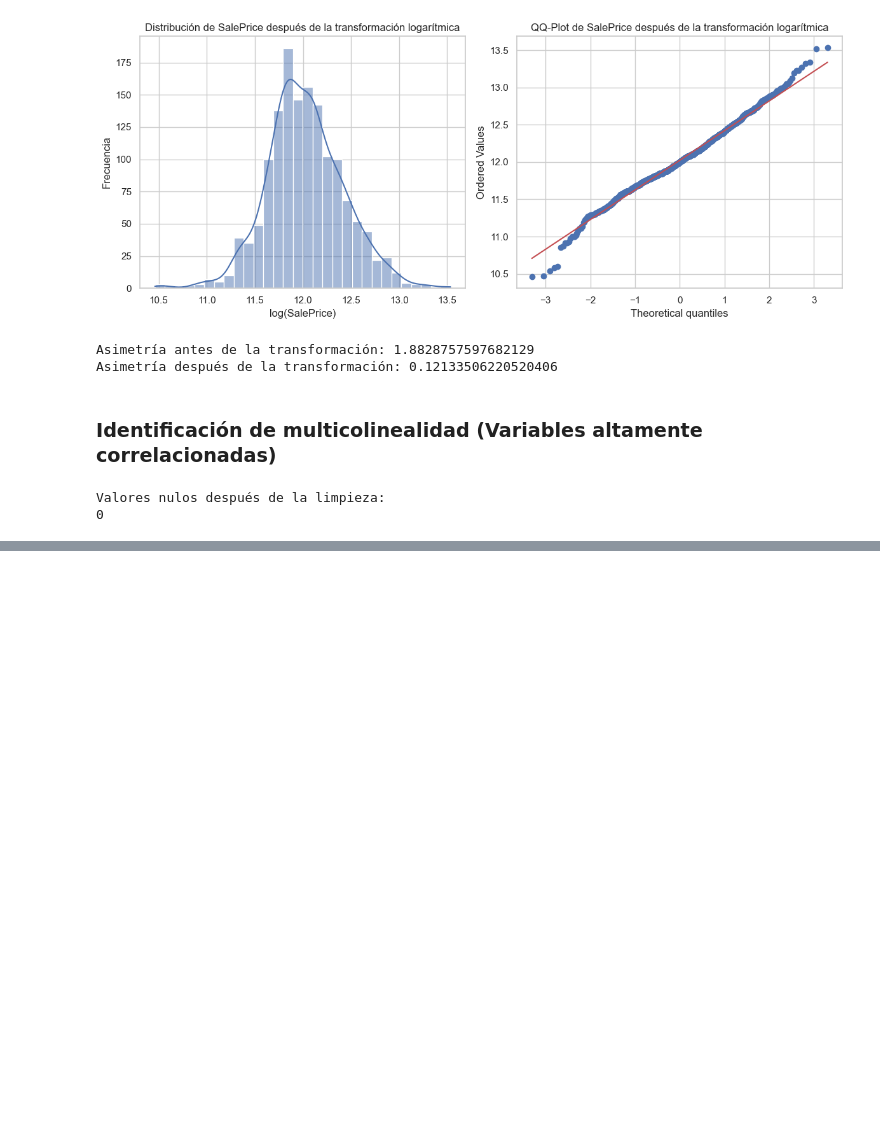
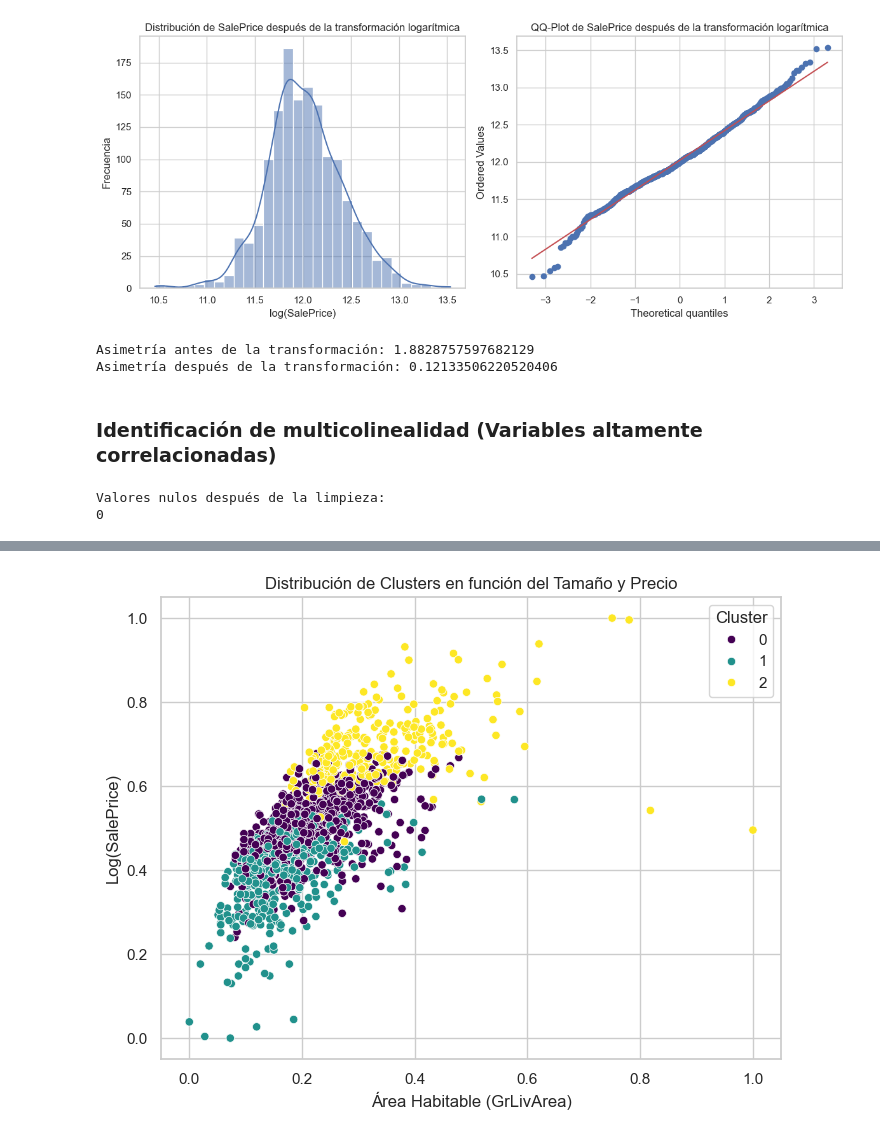
Before and after one commit to EstebanZG999/HT3Mineria, a Jupyter notebook: src/analisis_exploratorio.ipynb, the cells around one changed output, grey strips where cells are left out. Drawn from its saved outputs; the diff is of its cells as text; code cells hidden in the pictures; blank space fills up the shorter version.

```diff
--- a/src/analisis_exploratorio.ipynb
+++ b/src/analisis_exploratorio.ipynb
@@ -266,0 +317,7 @@ Variables con alta multicolinealidad (VIF > 10):
+# %%
+# Aplicar K-Means con el número óptimo de clusters (K=3)
+kmeans = KMeans(n_clusters=3, random_state=42, n_init=10)
+df_scaled['Cluster'] = kmeans.fit_predict(df_scaled)
+
+# Mostrar algunos datos con su cluster asignado
+df_scaled.head()
@@ -266,0 +353,14 @@ Variables con alta multicolinealidad (VIF > 10):
+# %%
+import seaborn as sns
+import matplotlib.pyplot as plt
+
+# Gráfico de dispersión de los clusters según tamaño y precio
+plt.figure(figsize=(8,6))
+sns.scatterplot(x=df_scaled['GrLivArea'], y=df_scaled['SalePrice_log'], hue=df_scaled['Cluster'], palette='viridis')
+plt.xlabel('Área Habitable (GrLivArea)')
+plt.ylabel('Log(SalePrice)')
+plt.title('Distribución de Clusters en función del Tamaño y Precio')
+plt.legend(title="Cluster")
+plt.show()
+# %% [output]
+[figure, added]
```
Also changed, not shown: parts of 10 cells of this notebook.
